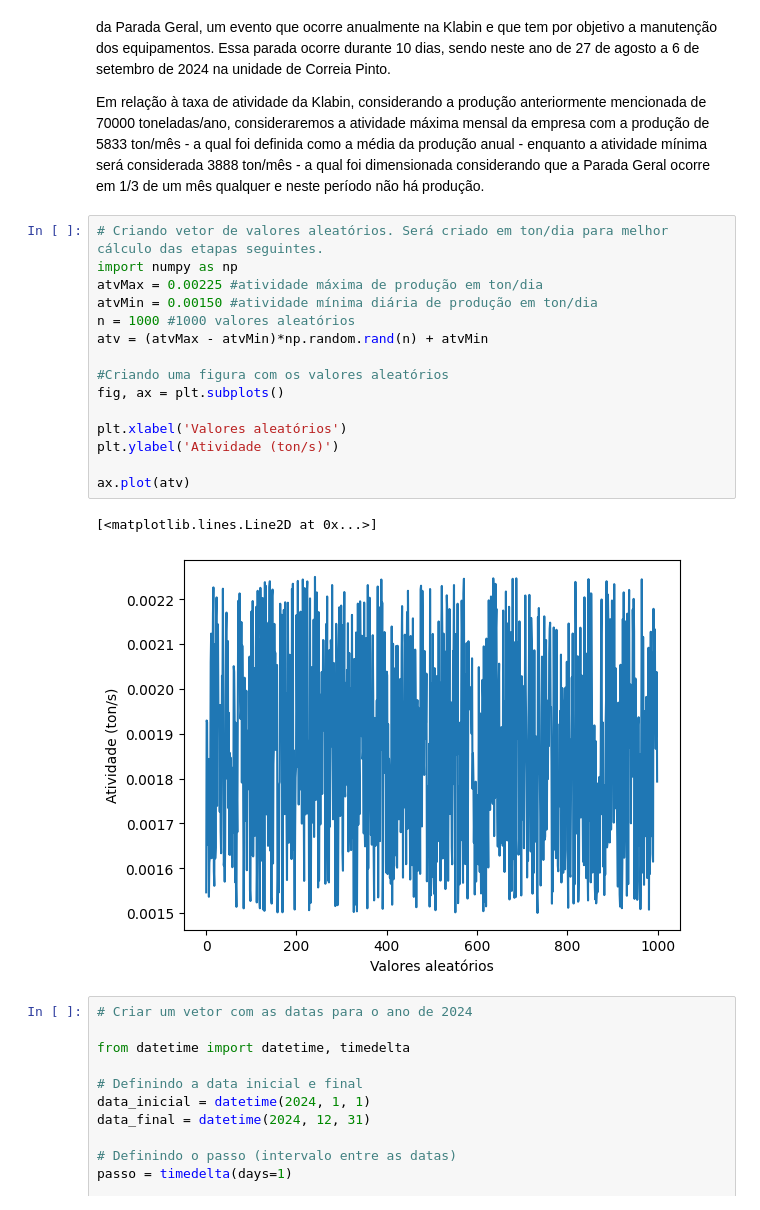
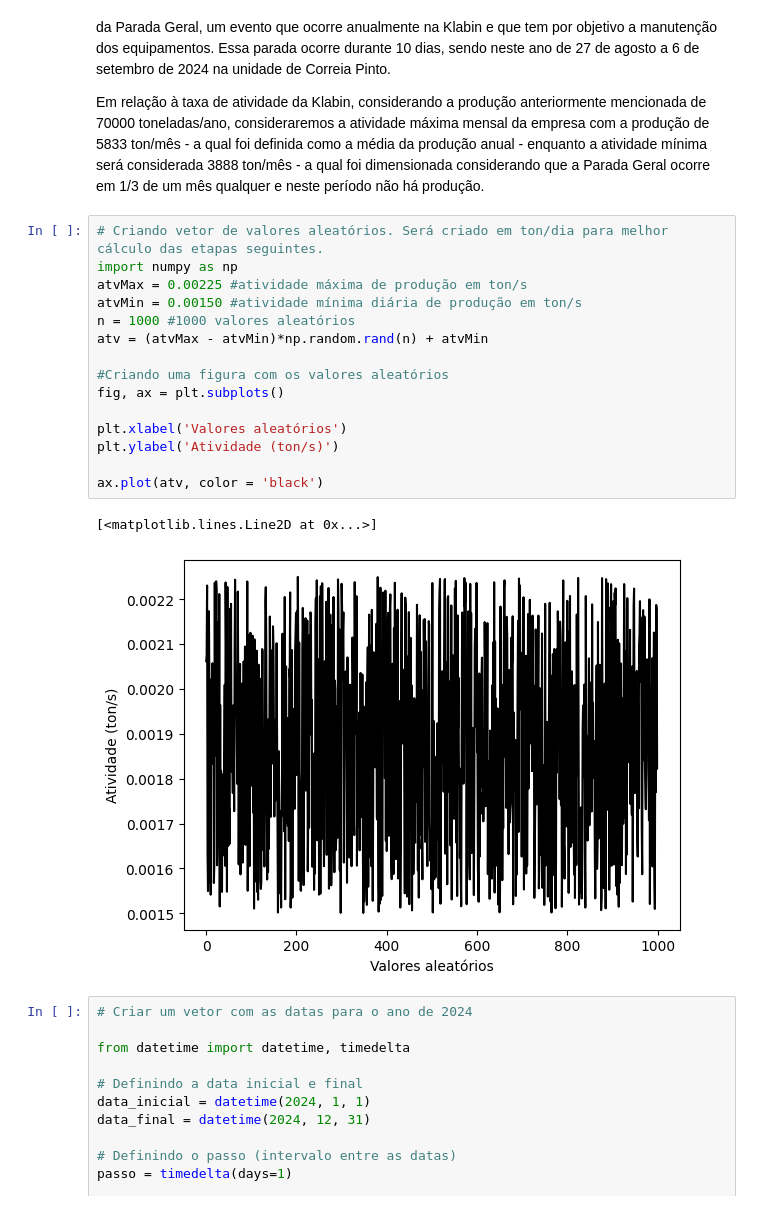
Before and after one commit to BarbaraGirardi07/ENS5173_Barbara, a Jupyter notebook: Atividade01_Parte01.ipynb, the cells around one changed output. Cells and saved outputs as stored; diff of their text form.

```diff
--- a/Atividade01_Parte01.ipynb
+++ b/Atividade01_Parte01.ipynb
@@ -141,21 +141,21 @@ Em relação à taxa de atividade da Klabin, considerando a produção anteriorm
 # %%
 # Criando vetor de valores aleatórios. Será criado em ton/dia para melhor cálculo das etapas seguintes.
 import numpy as np
-atvMax = 0.00225 #atividade máxima de produção em ton/dia
-atvMin = 0.00150 #atividade mínima diária de produção em ton/dia
+atvMax = 0.00225 #atividade máxima de produção em ton/s
+atvMin = 0.00150 #atividade mínima diária de produção em ton/s
 n = 1000 #1000 valores aleatórios
 atv = (atvMax - atvMin)*np.random.rand(n) + atvMin
 
 #Criando uma figura com os valores aleatórios
 fig, ax = plt.subplots()
 
 plt.xlabel('Valores aleatórios')
 plt.ylabel('Atividade (ton/s)')
 
-ax.plot(atv)
+ax.plot(atv, color = 'black')
 # %% [output]
 [<matplotlib.lines.Line2D at 0x...>]
-[figure, old version]
+[figure, new version]
 # %%
 # Criar um vetor com as datas para o ano de 2024
 
```
Also changed, not shown: parts of 8 cells of this notebook.
